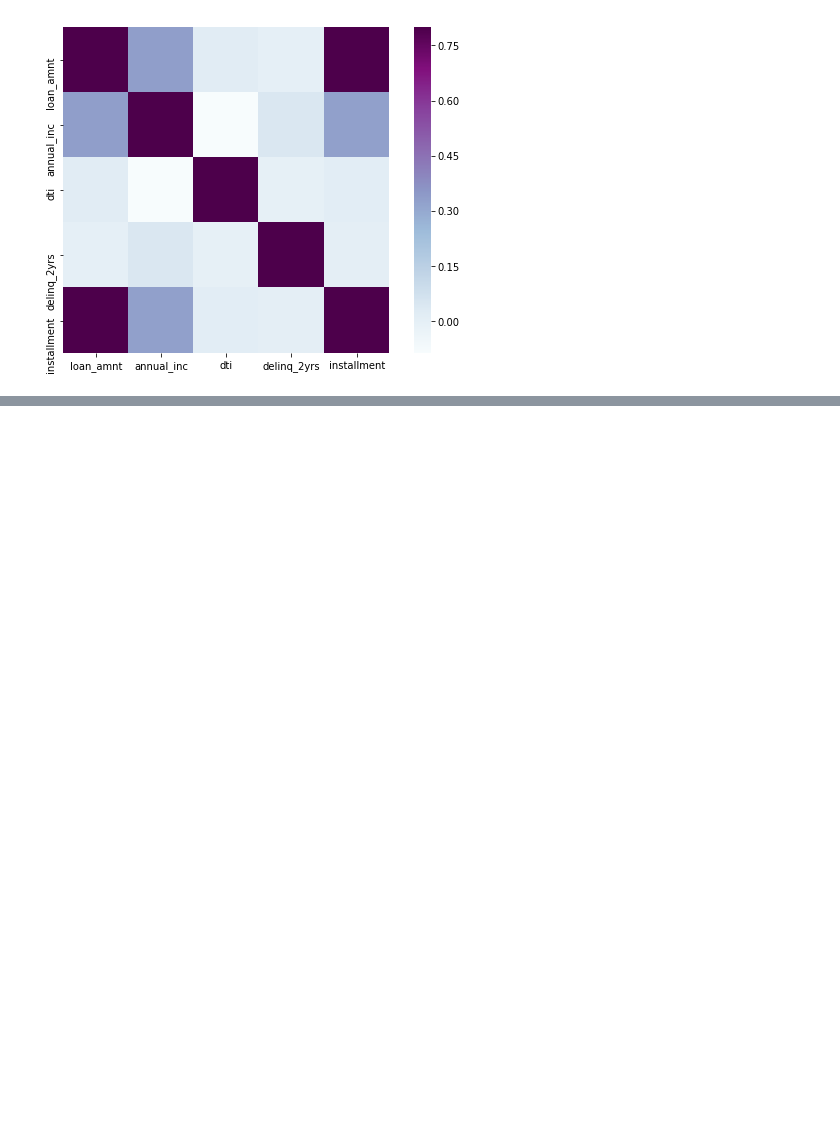
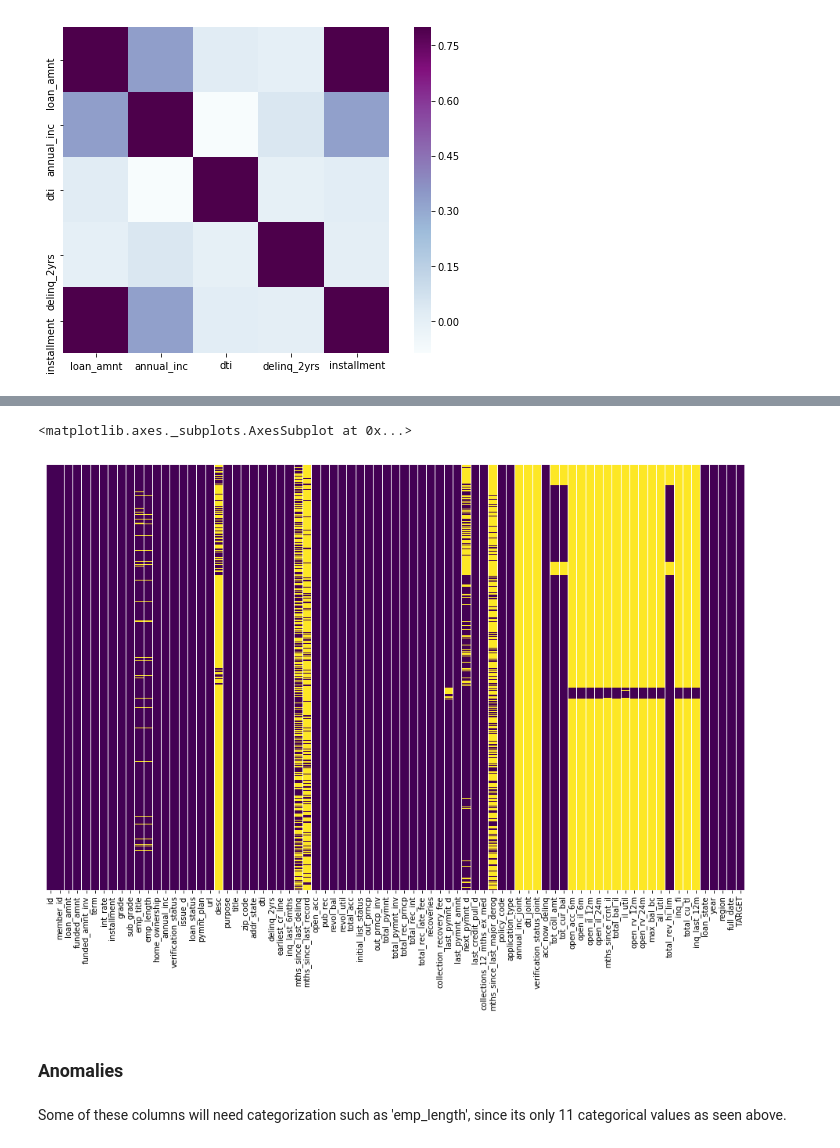
Before and after one commit to abbasqureshi7/LendingClubProject1, a Jupyter notebook: Lending Club Project 1.ipynb, the cells around one changed output, grey strips where cells are left out. Cells and saved outputs as stored; diff of their text form; code cells hidden in the pictures; blank space fills up the shorter version.

```diff
--- a/Lending Club Project 1.ipynb
+++ b/Lending Club Project 1.ipynb
@@ -622,0 +703,10 @@ sns.heatmap(matrix, vmax=.8, square=True, cmap="BuPu");
+# %%
+fig = plt.figure(figsize=(16,10))
+sns.heatmap(df.isnull(),yticklabels=False,cbar=False,cmap='viridis')
+# %% [output]
+<matplotlib.axes._subplots.AxesSubplot at 0x...>
+[figure, added]
+# %% [markdown]
+### Anomalies
+# %% [markdown]
+Some of these columns will need categorization such as 'emp_length', since its only 11 categorical values as seen above.
```
Also changed, not shown: parts of 81 cells of this notebook.
